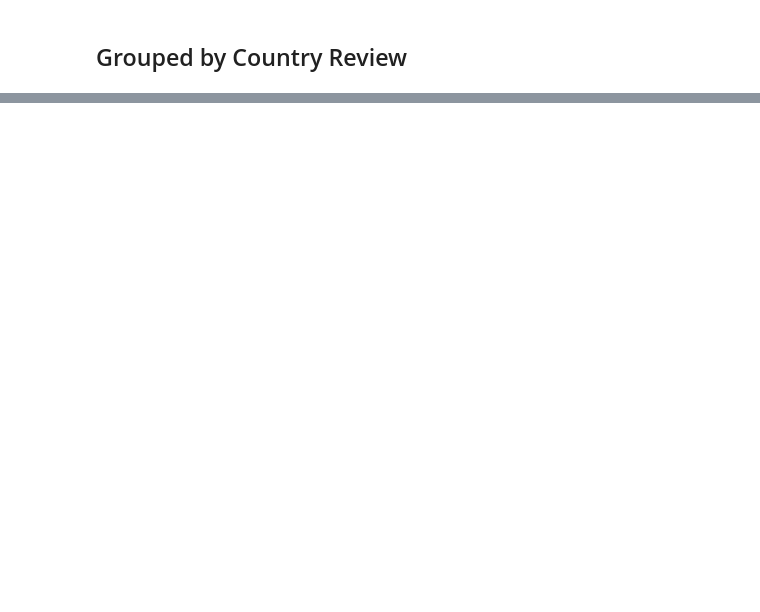
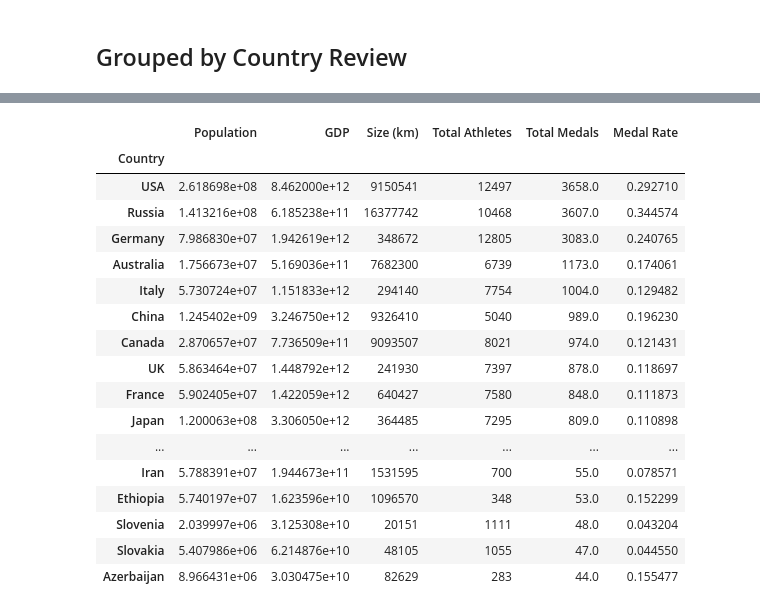
Before and after one commit to sak0213/perfect-10-group-project, a Jupyter notebook: country_df.ipynb, the cells around one changed output, grey strips where cells are left out. Saved outputs shown, nothing was run; the diff lists cells and outputs as text; code cells hidden in the pictures; blank space fills up the shorter version.

```diff
--- a/country_df.ipynb
+++ b/country_df.ipynb
@@ -161,3 +173,36 @@ country_df
+# %%
+highest_population = country_df.nlargest(50, 'Population')
+lowest_population = country_df.nsmallest(50, 'Population')
+
+
+highest_gdp = country_df.nlargest(50, 'GDP')
+lowest_gdp = country_df.nsmallest(50, 'GDP')
+
+
+largest_countries = country_df.nlargest(50, 'Size (km)')
+smallest_countries = country_df.nsmallest(50, 'Population')
+
+top_medals = country_df.nlargest(50, 'Total Medals')
+top_medals
+# %% [output]
+|  | Population | GDP | Size (km) | Total Athletes | Total Medals | Medal Rate |
+| Country |  |  |  |  |  |  |
+| USA | 2.618698e+08 | 8.462000e+12 | 9150541 | 12497 | 3658.0 | 0.292710 |
+| Russia | 1.413216e+08 | 6.185238e+11 | 16377742 | 10468 | 3607.0 | 0.344574 |
+| Germany | 7.986830e+07 | 1.942619e+12 | 348672 | 12805 | 3083.0 | 0.240765 |
+| Australia | 1.756673e+07 | 5.169036e+11 | 7682300 | 6739 | 1173.0 | 0.174061 |
+| Italy | 5.730724e+07 | 1.151833e+12 | 294140 | 7754 | 1004.0 | 0.129482 |
+| China | 1.245402e+09 | 3.246750e+12 | 9326410 | 5040 | 989.0 | 0.196230 |
+| Canada | 2.870657e+07 | 7.736509e+11 | 9093507 | 8021 | 974.0 | 0.121431 |
+| UK | 5.863464e+07 | 1.448792e+12 | 241930 | 7397 | 878.0 | 0.118697 |
+| France | 5.902405e+07 | 1.422059e+12 | 640427 | 7580 | 848.0 | 0.111873 |
+| Japan | 1.200063e+08 | 3.306050e+12 | 364485 | 7295 | 809.0 | 0.110898 |
+| ... | ... | ... | ... | ... | ... | ... |
+| Iran | 5.788391e+07 | 1.944673e+11 | 1531595 | 700 | 55.0 | 0.078571 |
+| Ethiopia | 5.740197e+07 | 1.623596e+10 | 1096570 | 348 | 53.0 | 0.152299 |
+| Slovenia | 2.039997e+06 | 3.125308e+10 | 20151 | 1111 | 48.0 | 0.043204 |
+| Slovakia | 5.407986e+06 | 6.214876e+10 | 48105 | 1055 | 47.0 | 0.044550 |
+| Azerbaijan | 8.966431e+06 | 3.030475e+10 | 82629 | 283 | 44.0 | 0.155477 |
 # %%
 countrymedal_group = olympics_df.groupby(["region"])
 
```
Also changed, not shown: parts of 9 cells of this notebook, 2 other files.
